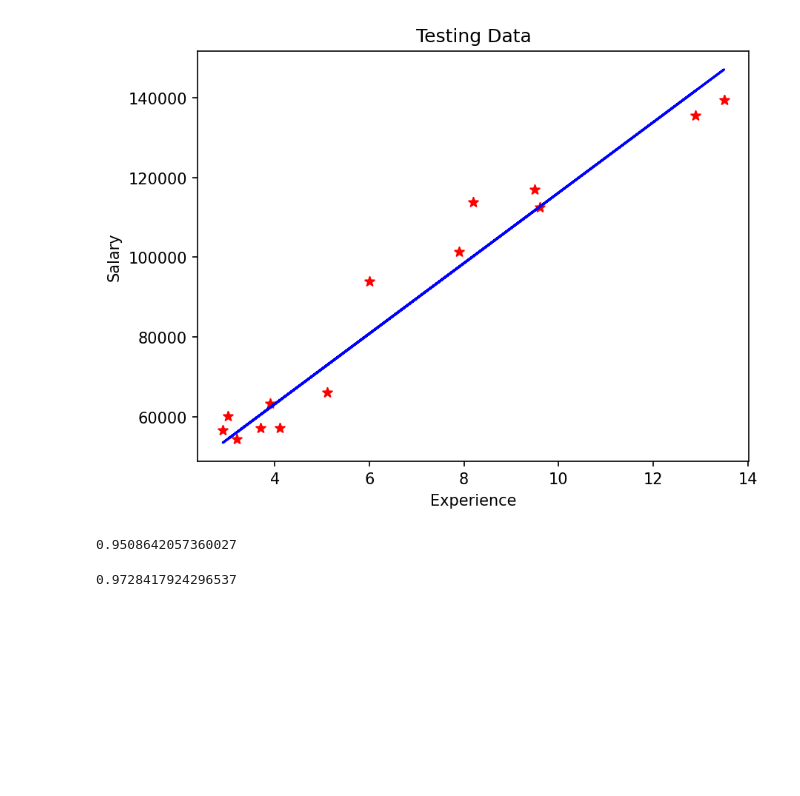
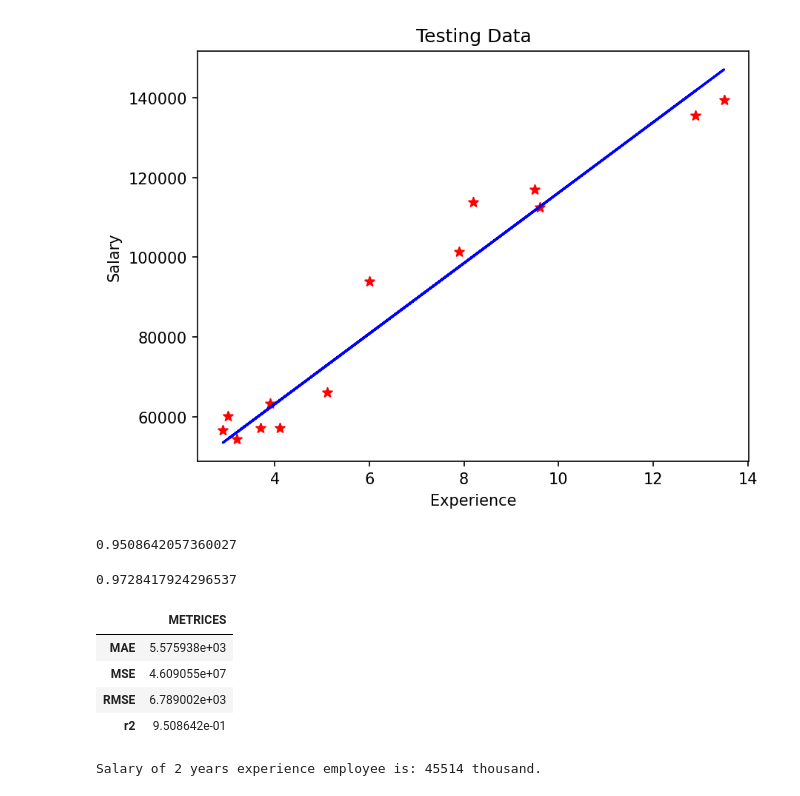
Before and after one commit to tanuushree/salary-prediction, a Jupyter notebook: salary.ipynb, the cells around one changed output. Saved outputs shown, nothing was run; the diff lists cells and outputs as text; code cells hidden in the pictures; blank space fills up the shorter version.

```diff
--- a/salary.ipynb
+++ b/salary.ipynb
@@ -187,3 +187,22 @@ model.score(X_test,Y_test)
 model.score(X_train,Y_train)
 # %% [output]
 0.9728417924296537
+# %%
+MAE=mean_absolute_error(Y_test,y_pred)
+MSE=mean_squared_error(Y_test,y_pred)
+RMSE=np.sqrt(MSE)
+r2=r2_score(Y_test,y_pred)
+# %%
+pd.DataFrame([MAE,MSE,RMSE,r2],index=['MAE','MSE','RMSE','r2'],columns=['METRICES'])
+# %% [output]
+|  | METRICES |
+| MAE | 5.575938e+03 |
+| MSE | 4.609055e+07 |
+| RMSE | 6.789002e+03 |
+| r2 | 9.508642e-01 |
+# %%
+exp=2
+model.predict([[exp]])[0]
+print(f"Salary of {exp} years experience employee is: {int(model.predict([[exp]])[0])} thousand.")
+# %% [output]
+Salary of 2 years experience employee is: 45514 thousand.
```
